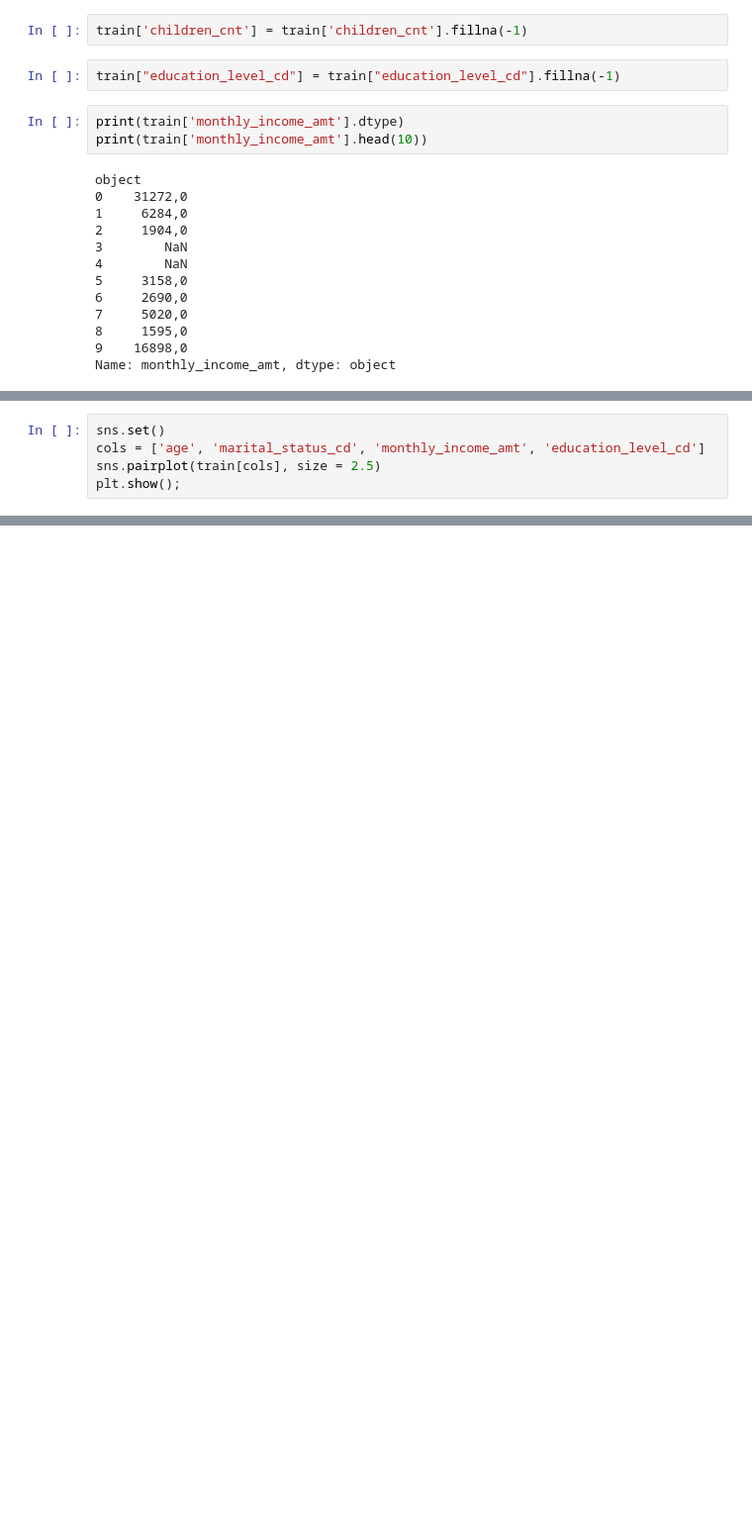
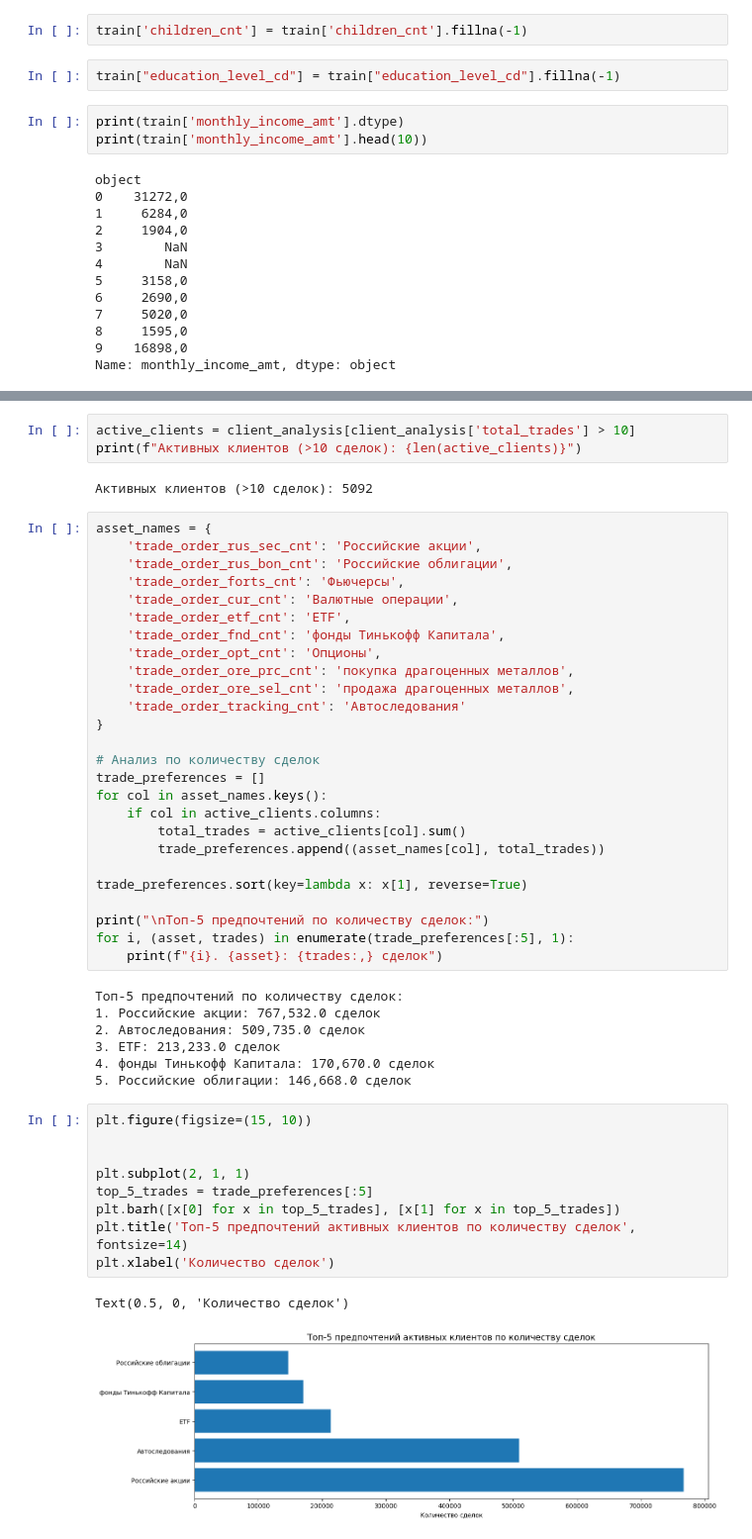
Before and after one commit to derzzaaa/tbank, a Jupyter notebook: product-case.ipynb, the cells around one changed output, grey strips where cells are left out. Shown: that part at 99% size. Drawn from its saved outputs; the diff is of its cells as text; blank space fills up the shorter version.

```diff
--- a/product-case.ipynb
+++ b/product-case.ipynb
@@ -165,6 +155 @@ print(train['monthly_income_amt'] )
 Name: monthly_income_amt, Length: 458370, dtype: object
-# %%
-sns.set()
-cols = ['age', 'marital_status_cd', 'monthly_income_amt', 'education_level_cd']
-sns.pairplot(train[cols], size = 2.5)
-plt.show();
@@ -175,0 +257,50 @@ plt.show();
+# %%
+active_clients = client_analysis[client_analysis['total_trades'] > 10]
+print(f"Активных клиентов (>10 сделок): {len(active_clients)}")
+# %% [output]
+Активных клиентов (>10 сделок): 5092
+# %%
+asset_names = {
+    'trade_order_rus_sec_cnt': 'Российские акции',
+    'trade_order_rus_bon_cnt': 'Российские облигации',
+    'trade_order_forts_cnt': 'Фьючерсы',
+    'trade_order_cur_cnt': 'Валютные операции',
+    'trade_order_etf_cnt': 'ETF',
+    'trade_order_fnd_cnt': 'фонды Тинькофф Капитала',
+    'trade_order_opt_cnt': 'Опционы',
+    'trade_order_ore_prc_cnt': 'покупка драгоценных металлов',
+    'trade_order_ore_sel_cnt': 'продажа драгоценных металлов',
+    'trade_order_tracking_cnt': 'Автоследования'
+}
+
+# Анализ по количеству сделок
+trade_preferences = []
+for col in asset_names.keys():
+    if col in active_clients.columns:
+        total_trades = active_clients[col].sum()
+        trade_preferences.append((asset_names[col], total_trades))
+
+trade_preferences.sort(key=lambda x: x[1], reverse=True)
+
+print("\nТоп-5 предпочтений по количеству сделок:")
+for i, (asset, trades) in enumerate(trade_preferences[:5], 1):
+    print(f"{i}. {asset}: {trades:,} сделок")
+# %% [output]
+Топ-5 предпочтений по количеству сделок:
+1. Российские акции: 767,532.0 сделок
+2. Автоследования: 509,735.0 сделок
+3. ETF: 213,233.0 сделок
+4. фонды Тинькофф Капитала: 170,670.0 сделок
+5. Российские облигации: 146,668.0 сделок
+# %%
+plt.figure(figsize=(15, 10))
+
+
+plt.subplot(2, 1, 1)
+top_5_trades = trade_preferences[:5]
+plt.barh([x[0] for x in top_5_trades], [x[1] for x in top_5_trades])
+plt.title('Топ-5 предпочтений активных клиентов по количеству сделок', fontsize=14)
+plt.xlabel('Количество сделок')
+# %% [output]
+Text(0.5, 0, 'Количество сделок')
+[figure, added]
```
Also changed, not shown: parts of 10 cells of this notebook.
